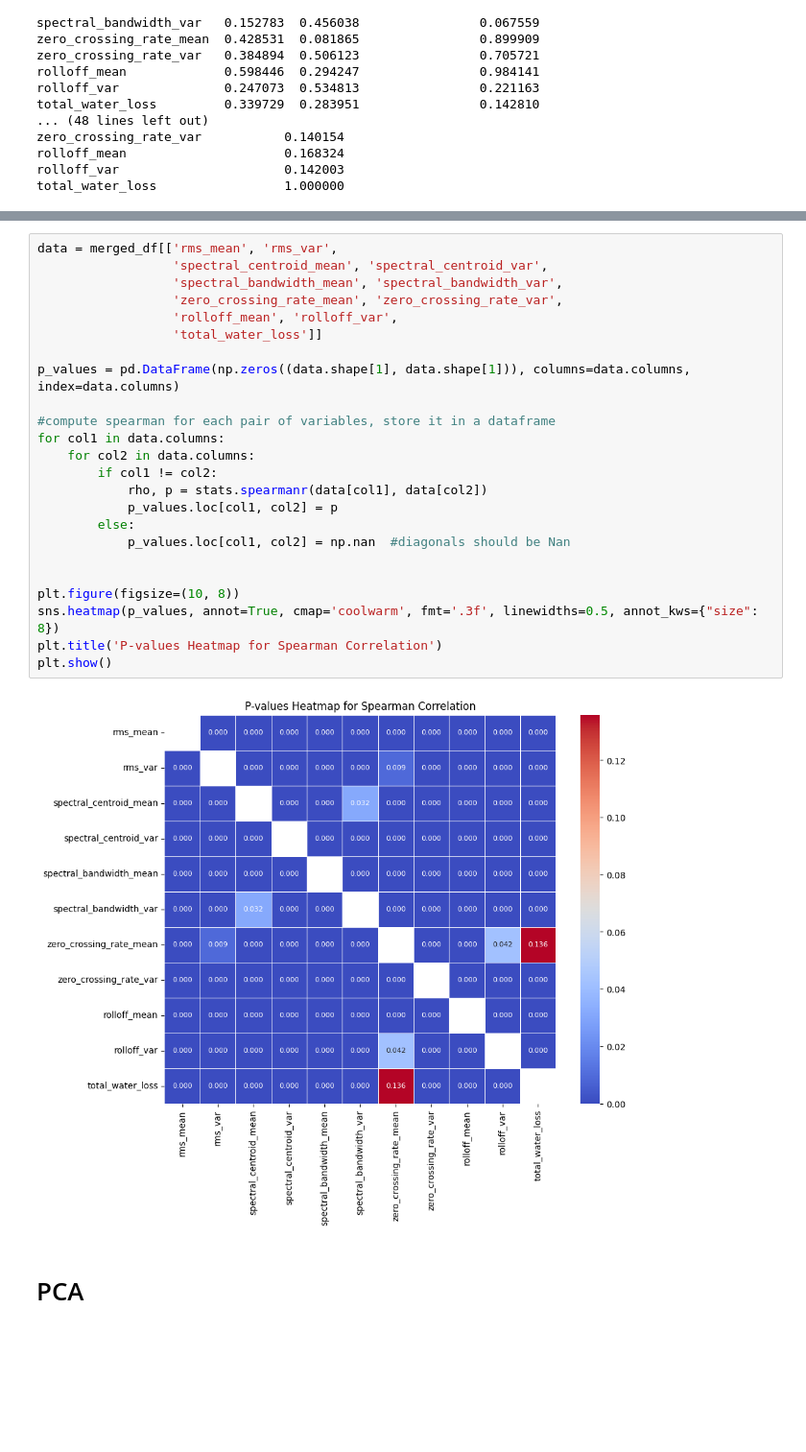
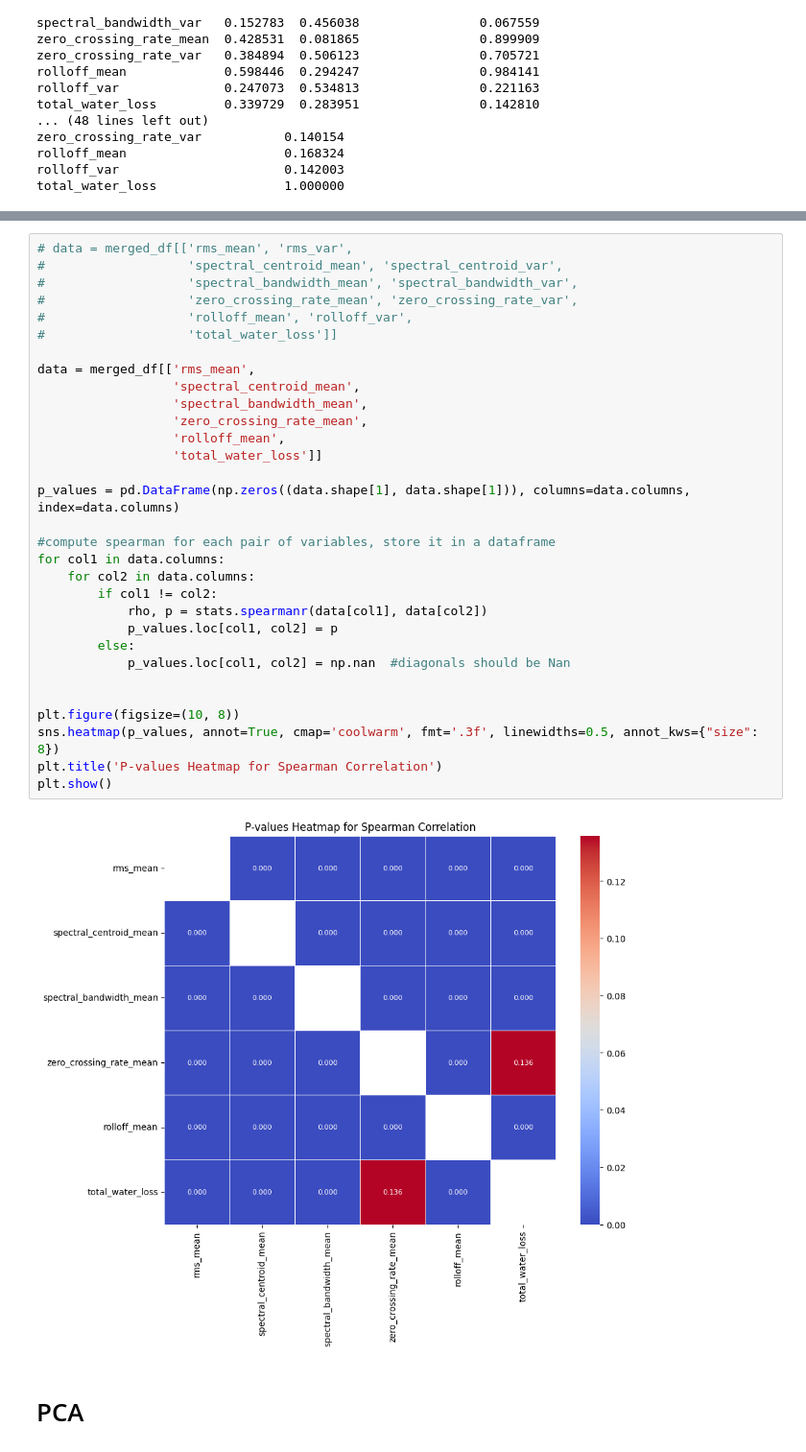
Before and after one commit to RguWork/HydrogelGenAI, a Jupyter notebook: stat_analysis/stat_analysis.ipynb, the cells around one changed output, grey strips where cells are left out. Shown at 96% size. Drawn from its saved outputs; the diff is of its cells as text; blank space fills up the shorter version.

```diff
--- a/stat_analysis/stat_analysis.ipynb
+++ b/stat_analysis/stat_analysis.ipynb
@@ -281,29 +363,36 @@ plt.show()
 # %%
-data = merged_df[['rms_mean', 'rms_var',
-                  'spectral_centroid_mean', 'spectral_centroid_var',
-                  'spectral_bandwidth_mean', 'spectral_bandwidth_var',
-                  'zero_crossing_rate_mean', 'zero_crossing_rate_var',
-                  'rolloff_mean', 'rolloff_var',
+# data = merged_df[['rms_mean', 'rms_var',
+#                   'spectral_centroid_mean', 'spectral_centroid_var',
+#                   'spectral_bandwidth_mean', 'spectral_bandwidth_var',
+#                   'zero_crossing_rate_mean', 'zero_crossing_rate_var',
+#                   'rolloff_mean', 'rolloff_var',
+#                   'total_water_loss']]
+
+data = merged_df[['rms_mean',
+                  'spectral_centroid_mean',
+                  'spectral_bandwidth_mean',
+                  'zero_crossing_rate_mean',
+                  'rolloff_mean',
                   'total_water_loss']]
 
 p_values = pd.DataFrame(np.zeros((data.shape[1], data.shape[1])), columns=data.columns, index=data.columns)
 
 #compute spearman for each pair of variables, store it in a dataframe
 for col1 in data.columns:
     for col2 in data.columns:
         if col1 != col2:
             rho, p = stats.spearmanr(data[col1], data[col2])
             p_values.loc[col1, col2] = p
         else:
             p_values.loc[col1, col2] = np.nan  #diagonals should be Nan
 
 
 plt.figure(figsize=(10, 8))
 sns.heatmap(p_values, annot=True, cmap='coolwarm', fmt='.3f', linewidths=0.5, annot_kws={"size": 8})
 plt.title('P-values Heatmap for Spearman Correlation')
 plt.show()
 # %% [output]
-[figure, old version]
+[figure, new version]
 # %% [markdown]
 <h1>PCA</h1>
 # %%
```
Also changed, not shown: parts of 58 cells of this notebook, 6 other files.
